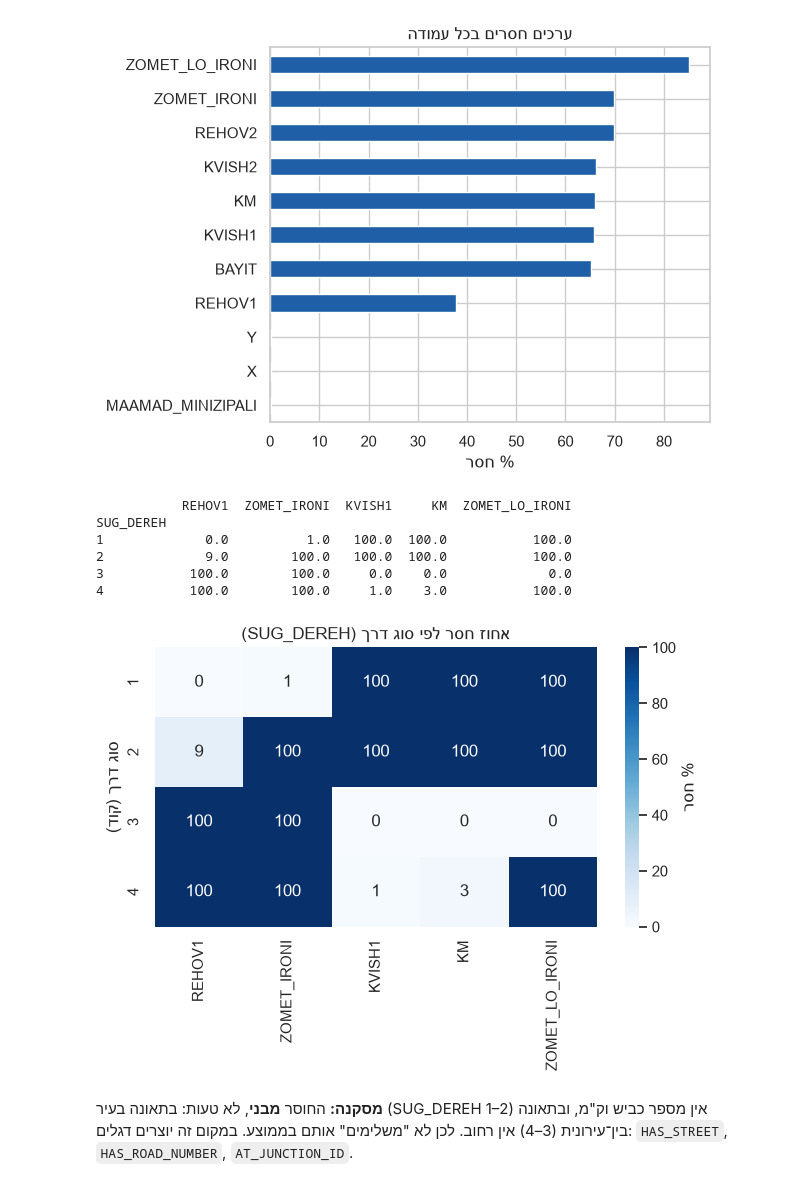
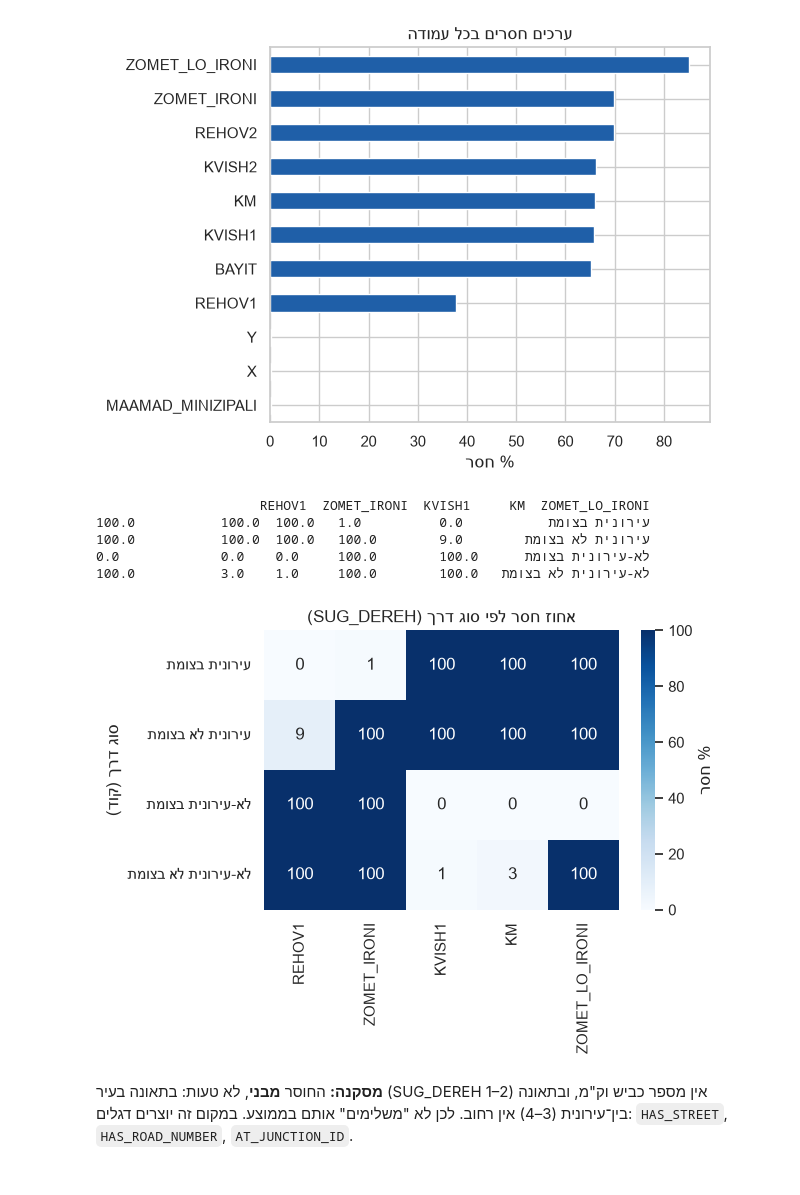
Before and after one commit to Maya171201/road-accidents-severity, a Jupyter notebook: notebooks/01_eda.ipynb, the cells around one changed output. Cells and saved outputs as stored; diff of their text form; code cells hidden in the pictures.

```diff
--- a/notebooks/01_eda.ipynb
+++ b/notebooks/01_eda.ipynb
@@ -150,19 +151,19 @@ plt.tight_layout(); plt.savefig(FIGURES / "02_missing_values.png", dpi=150); plt
 cols = ["REHOV1", "ZOMET_IRONI", "KVISH1", "KM", "ZOMET_LO_IRONI"]
 by_road = df.groupby("SUG_DEREH")[cols].apply(lambda g: g.isna().mean().mul(100).round(0))
+by_road.index = [label("SUG_DEREH", c) for c in by_road.index]   # שמות מהמילון במקום קודים
 print(by_road)
 sns.heatmap(by_road, annot=True, fmt=".0f", cmap="Blues", cbar_kws={"label": "% חסר"})
 plt.title("אחוז חסר לפי סוג דרך (SUG_DEREH)")
 plt.ylabel("סוג דרך (קוד)")
 plt.tight_layout(); plt.savefig(FIGURES / "03_missing_by_road_type.png", dpi=150); plt.show()
 ####
 # %% [output]
-           REHOV1  ZOMET_IRONI  KVISH1     KM  ZOMET_LO_IRONI
-SUG_DEREH
-1             0.0          1.0   100.0  100.0           100.0
-2             9.0        100.0   100.0  100.0           100.0
-3           100.0        100.0     0.0    0.0             0.0
-4           100.0        100.0     1.0    3.0           100.0
+                     REHOV1  ZOMET_IRONI  KVISH1     KM  ZOMET_LO_IRONI
+עירונית בצומת           0.0          1.0   100.0  100.0           100.0
+עירונית לא בצומת        9.0        100.0   100.0  100.0           100.0
+לא-עירונית בצומת      100.0        100.0     0.0    0.0             0.0
+לא-עירונית לא בצומת   100.0        100.0     1.0    3.0           100.0
-[figure, old version]
+[figure, new version]
 # %% [markdown]
 <div dir="rtl">
 
```
Also changed, not shown: parts of 4 cells of this notebook, 5 other files.
